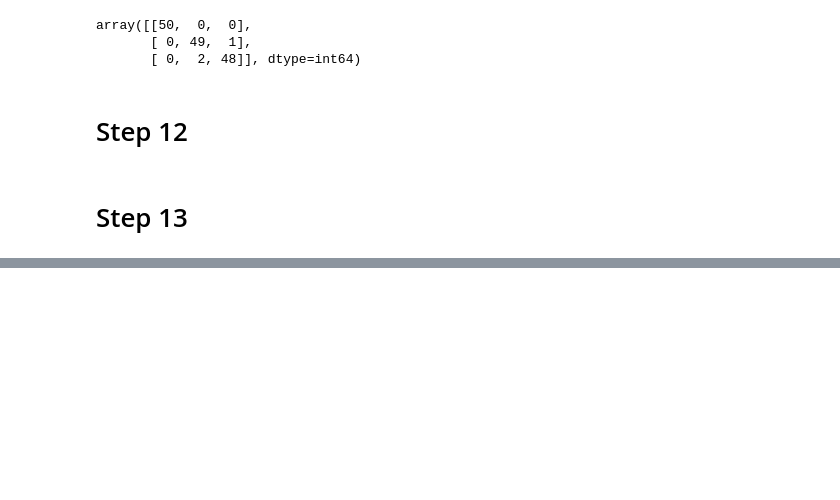
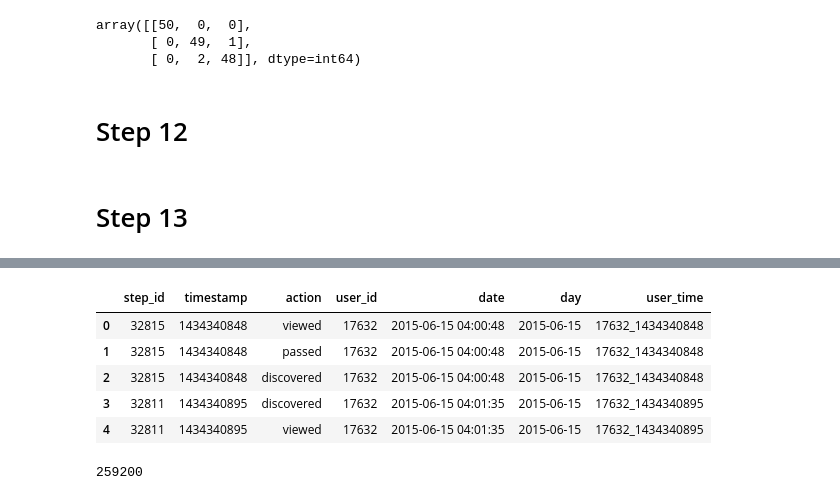
Before and after one commit to SeriousPetrovich/Super_Courses, a Jupyter notebook: Введение в Data Science и машинное обучение/2_Решающие_деревья.ipynb, the cells around one changed output, grey strips where cells are left out. Cells and saved outputs as stored; diff of their text form; code cells hidden in the pictures; blank space fills up the shorter version.

```diff
--- a/Введение в Data Science и машинное обучение/2_Решающие_деревья.ipynb
+++ b/Введение в Data Science и машинное обучение/2_Решающие_деревья.ipynb
@@ -763,0 +848,14 @@ a.bit_length()
+# %%
+events_data.head()
+# %% [output]
+|  | step_id | timestamp | action | user_id | date | day | user_time |
+| 0 | 32815 | 1434340848 | viewed | 17632 | 2015-06-15 04:00:48 | 2015-06-15 | 17632_1434340848 |
+| 1 | 32815 | 1434340848 | passed | 17632 | 2015-06-15 04:00:48 | 2015-06-15 | 17632_1434340848 |
+| 2 | 32815 | 1434340848 | discovered | 17632 | 2015-06-15 04:00:48 | 2015-06-15 | 17632_1434340848 |
+| 3 | 32811 | 1434340895 | discovered | 17632 | 2015-06-15 04:01:35 | 2015-06-15 | 17632_1434340895 |
+| 4 | 32811 | 1434340895 | viewed | 17632 | 2015-06-15 04:01:35 | 2015-06-15 | 17632_1434340895 |
+# %%
+learning_time_treshhold = 3 * 24 * 60 * 60
+learning_time_treshhold
+# %% [output]
+259200
```
Also changed, not shown: parts of 37 cells of this notebook.
